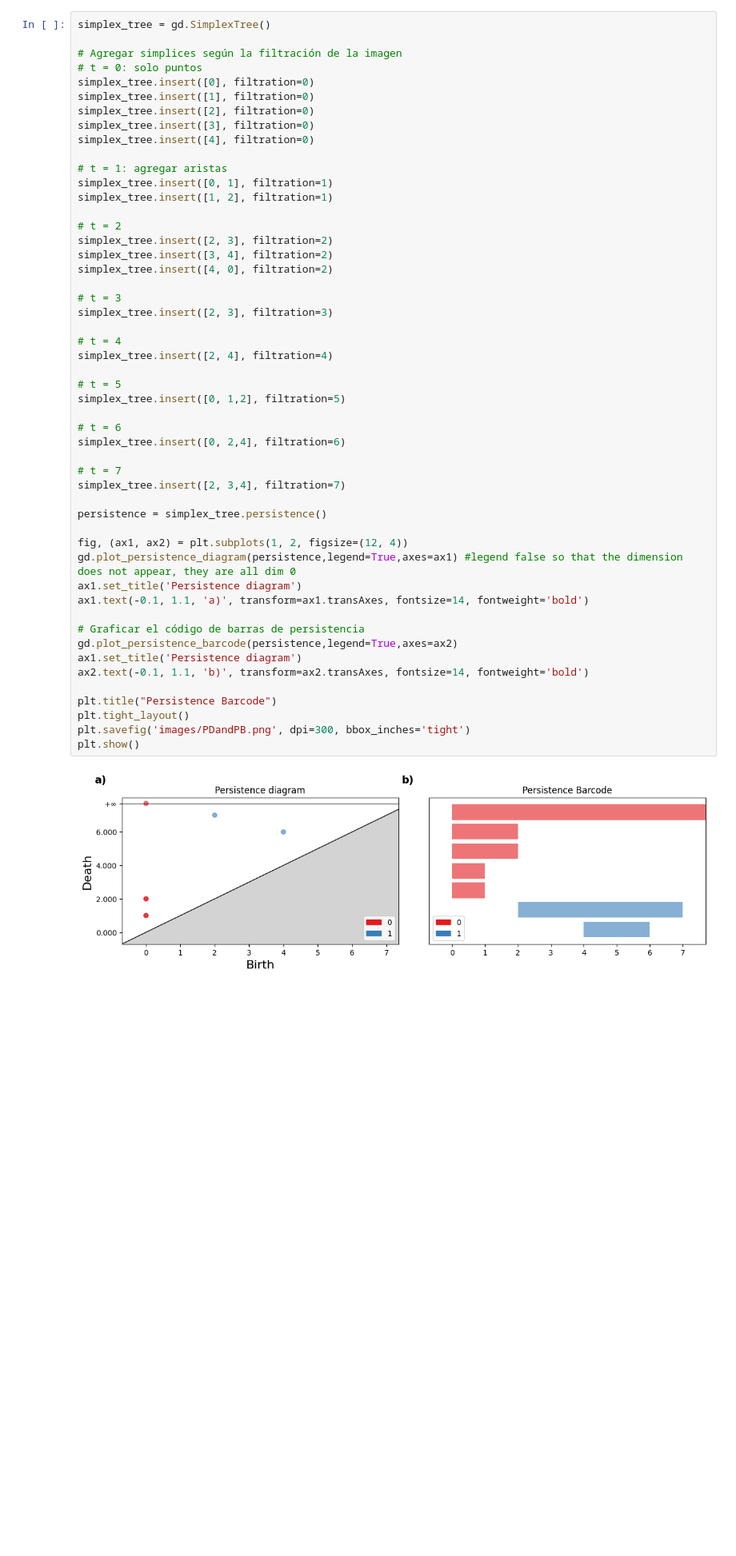
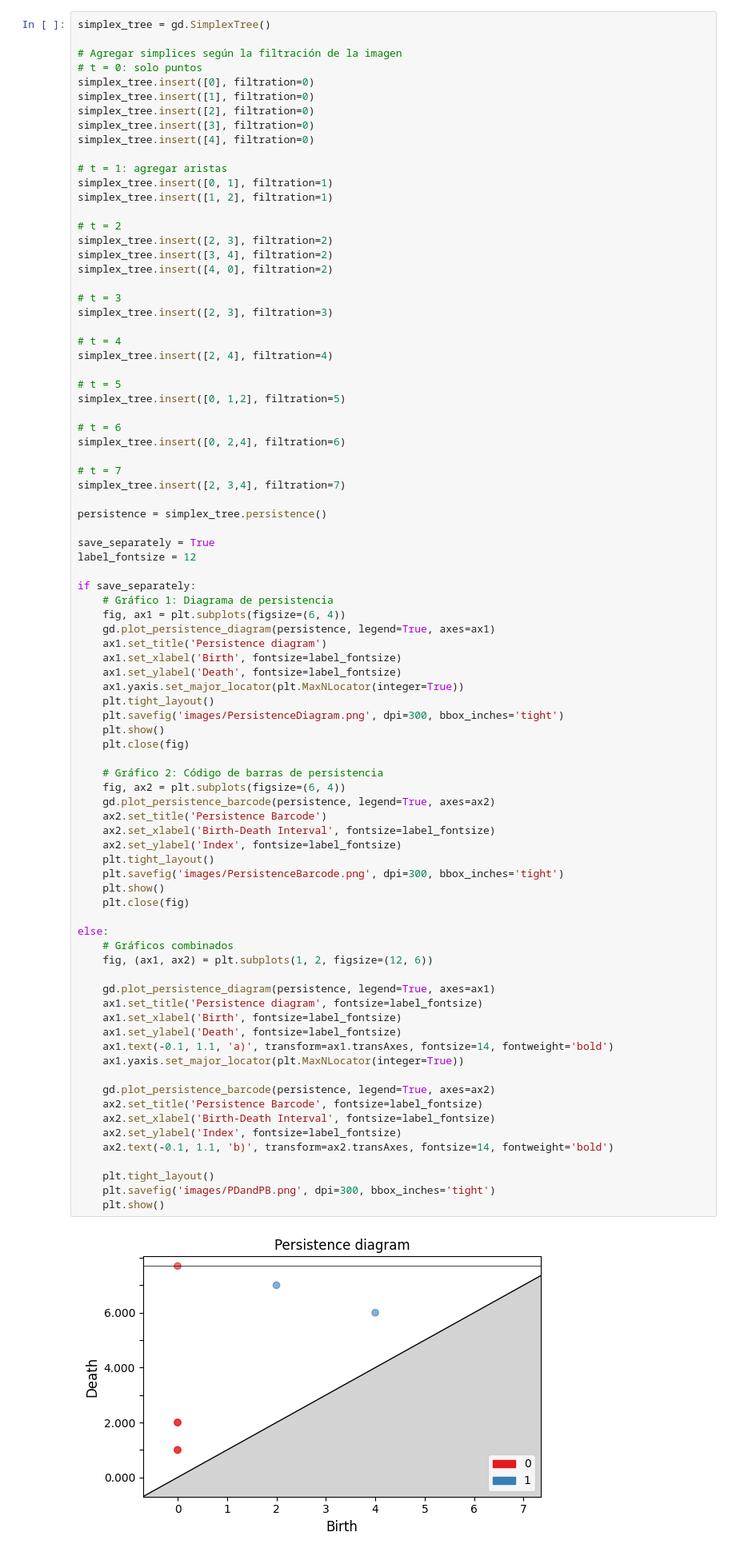
Before and after one commit to Cimagroup/ExperimentsT6.3.2_L1, a Jupyter notebook: T6-3-2-Experiments/IlustrationDeliverable/DeliverablesExamples.ipynb, the cells around one changed output. Shown: that part at 80% size. Saved outputs shown, nothing was run; the diff lists cells and outputs as text; blank space fills up the shorter version.

```diff
--- a/T6-3-2-Experiments/IlustrationDeliverable/DeliverablesExamples.ipynb
+++ b/T6-3-2-Experiments/IlustrationDeliverable/DeliverablesExamples.ipynb
@@ -155,43 +155,76 @@ simplex_tree.insert([4], filtration=0)
 
 # t = 1: agregar aristas
 simplex_tree.insert([0, 1], filtration=1)
 simplex_tree.insert([1, 2], filtration=1)
 
 # t = 2
 simplex_tree.insert([2, 3], filtration=2)
 simplex_tree.insert([3, 4], filtration=2)
 simplex_tree.insert([4, 0], filtration=2)
 
 # t = 3
 simplex_tree.insert([2, 3], filtration=3)
 
 # t = 4
 simplex_tree.insert([2, 4], filtration=4)
 
 # t = 5
 simplex_tree.insert([0, 1,2], filtration=5)
 
 # t = 6
 simplex_tree.insert([0, 2,4], filtration=6)
 
 # t = 7
 simplex_tree.insert([2, 3,4], filtration=7)
 
 persistence = simplex_tree.persistence()
 
-fig, (ax1, ax2) = plt.subplots(1, 2, figsize=(12, 4))
-gd.plot_persistence_diagram(persistence,legend=True,axes=ax1) #legend false so that the dimension does not appear, they are all dim 0
-ax1.set_title('Persistence diagram')
-ax1.text(-0.1, 1.1, 'a)', transform=ax1.transAxes, fontsize=14, fontweight='bold')
+save_separately = True
+label_fontsize = 12
 
-# Graficar el código de barras de persistencia
-gd.plot_persistence_barcode(persistence,legend=True,axes=ax2)
-ax1.set_title('Persistence diagram')
-ax2.text(-0.1, 1.1, 'b)', transform=ax2.transAxes, fontsize=14, fontweight='bold')
+if save_separately:
+    # Gráfico 1: Diagrama de persistencia
+    fig, ax1 = plt.subplots(figsize=(6, 4))
+    gd.plot_persistence_diagram(persistence, legend=True, axes=ax1)
+    ax1.set_title('Persistence diagram')
+    ax1.set_xlabel('Birth', fontsize=label_fontsize)
+    ax1.set_ylabel('Death', fontsize=label_fontsize)
+    ax1.yaxis.set_major_locator(plt.MaxNLocator(integer=True))
+    plt.tight_layout()
+    plt.savefig('images/PersistenceDiagram.png', dpi=300, bbox_inches='tight')
+    plt.show()
+    plt.close(fig)
 
-plt.title("Persistence Barcode")
-plt.tight_layout()
-plt.savefig('images/PDandPB.png', dpi=300, bbox_inches='tight')
-plt.show()
+    # Gráfico 2: Código de barras de persistencia
+    fig, ax2 = plt.subplots(figsize=(6, 4))
+    gd.plot_persistence_barcode(persistence, legend=True, axes=ax2)
+    ax2.set_title('Persistence Barcode')
+    ax2.set_xlabel('Birth-Death Interval', fontsize=label_fontsize)
+    ax2.set_ylabel('Index', fontsize=label_fontsize)
+    plt.tight_layout()
+    plt.savefig('images/PersistenceBarcode.png', dpi=300, bbox_inches='tight')
+    plt.show()
+    plt.close(fig)
+
+else:
+    # Gráficos combinados
+    fig, (ax1, ax2) = plt.subplots(1, 2, figsize=(12, 6))
+
+    gd.plot_persistence_diagram(persistence, legend=True, axes=ax1)
+    ax1.set_title('Persistence diagram', fontsize=label_fontsize)
+    ax1.set_xlabel('Birth', fontsize=label_fontsize)
+    ax1.set_ylabel('Death', fontsize=label_fontsize)
+    ax1.text(-0.1, 1.1, 'a)', transform=ax1.transAxes, fontsize=14, fontweight='bold')
+    ax1.yaxis.set_major_locator(plt.MaxNLocator(integer=True))
+
+    gd.plot_persistence_barcode(persistence, legend=True, axes=ax2)
+    ax2.set_title('Persistence Barcode', fontsize=label_fontsize)
+    ax2.set_xlabel('Birth-Death Interval', fontsize=label_fontsize)
+    ax2.set_ylabel('Index', fontsize=label_fontsize)
+    ax2.text(-0.1, 1.1, 'b)', transform=ax2.transAxes, fontsize=14, fontweight='bold')
+
+    plt.tight_layout()
+    plt.savefig('images/PDandPB.png', dpi=300, bbox_inches='tight')
+    plt.show()
 # %% [output]
-[figure, old version]
+[figure, new version]
```
Also changed, not shown: parts of 1 cell of this notebook, 12 other files.
